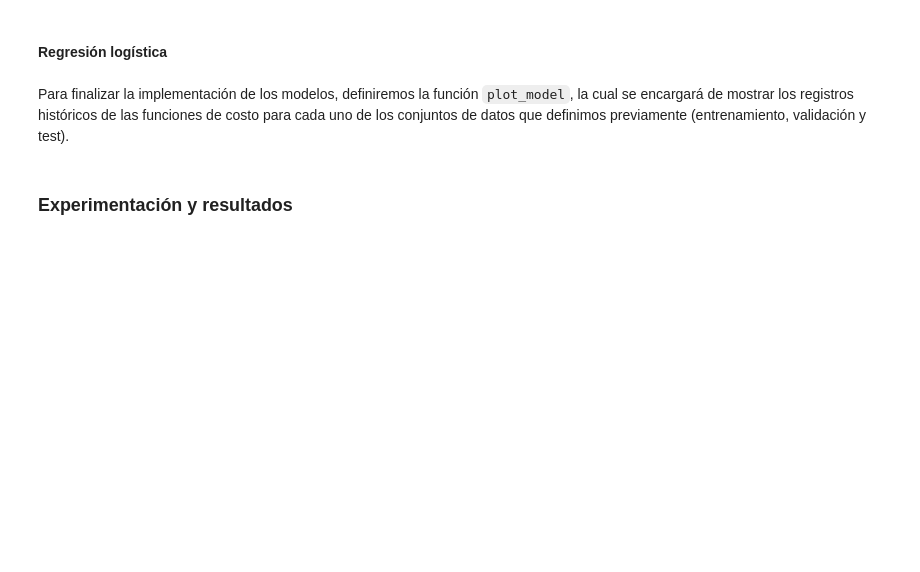
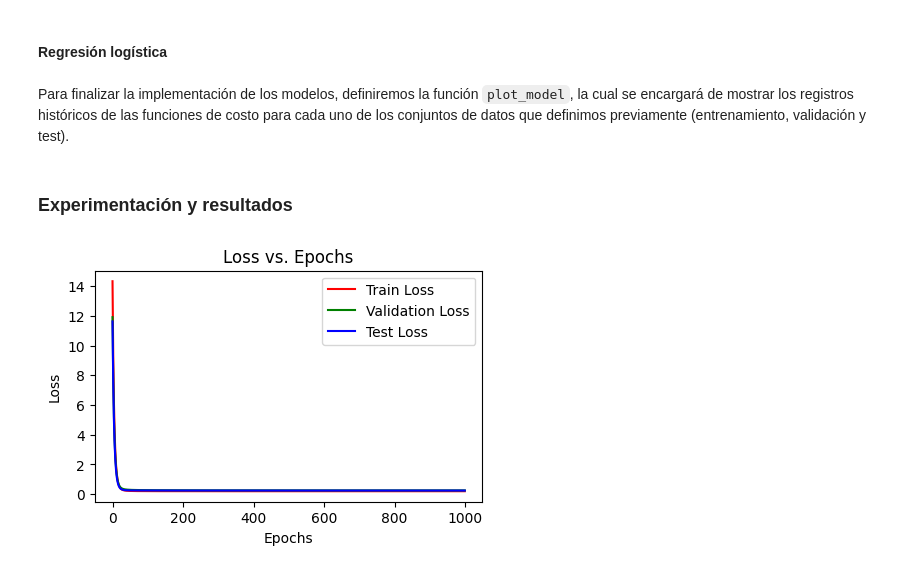
Before and after one commit to 26-jorge-01/ML-T1, a Jupyter notebook: taller1.ipynb, the cells around one changed output. Cells and saved outputs as stored; diff of their text form; code cells hidden in the pictures; blank space fills up the shorter version.

```diff
--- a/taller1.ipynb
+++ b/taller1.ipynb
@@ -304,10 +304,10 @@
 # %%
 def plot_model(historicals):
     epochs = range(len(historicals['train_losses']))
-    plt.figure(figsize=(10, 6))
-    plt.plot(range(epochs), historicals['train_losses'], label='Train Loss', color='red')
-    plt.plot(range(epochs), historicals['val_losses'], label='Validation Loss', color='green')
-    plt.plot(range(epochs), historicals['test_losses'], label='Test Loss', color='blue')
+    plt.figure(figsize=(5, 3))
+    plt.plot(epochs, historicals['train_losses'], label='Train Loss', color='red')
+    plt.plot(epochs, historicals['val_losses'], label='Validation Loss', color='green')
+    plt.plot(epochs, historicals['test_losses'], label='Test Loss', color='blue')
     plt.xlabel('Epochs')
     plt.ylabel('Loss')
     plt.legend()
@@ -316,6 +316,8 @@ def plot_model(historicals):
 # %% [markdown]
 ### Experimentación y resultados
 # %%
-theta, historical_params, historical_train_losses, historical_val_losses, historical_test_losses = fit_model(X_train, X_val, X_test, Y_train, Y_val, Y_test, lr=1, epochs=500, CR_L1=1e2)
-plot_fit_model(historical_train_losses, historical_val_losses, historical_test_losses)
+historicals = fit_linear_model(X_train, X_val, X_test, Y_train, Y_val, Y_test, lr=1e-1, epochs=1000)
+plot_model(historicals)
+# %% [output]
+[figure, added]
 # %%
```
Also changed, not shown: parts of 4 cells of this notebook.
